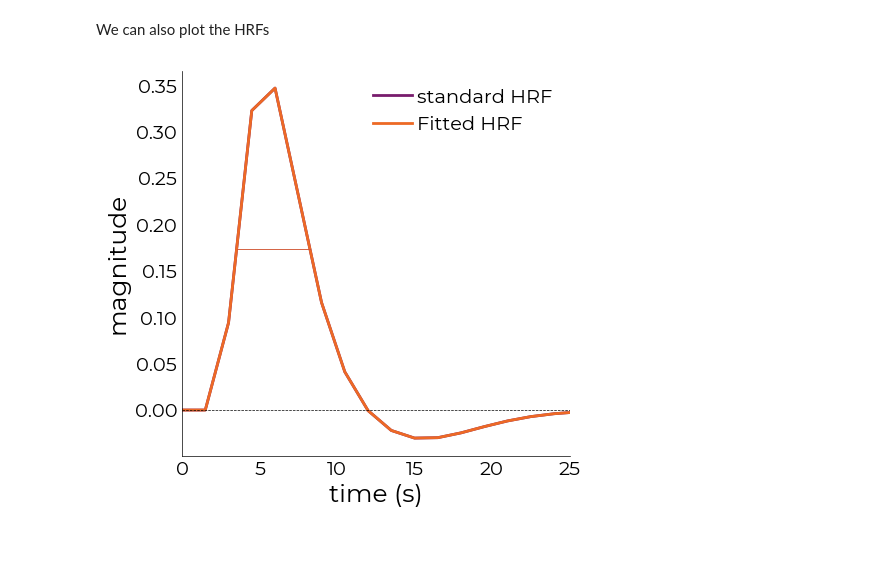
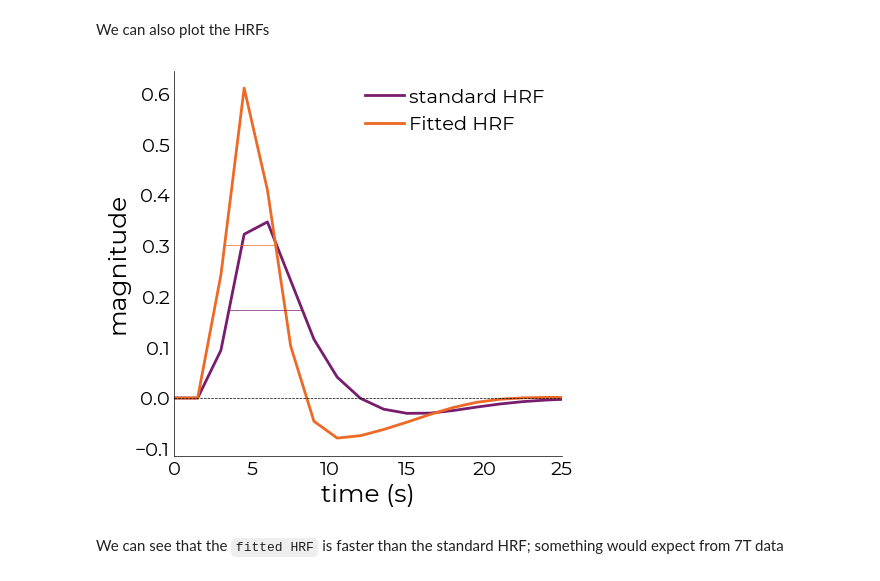
Before and after one commit to gjheij/fmriproc, a Jupyter notebook: fmriproc/notebooks/prfmodelfitter.ipynb, the cells around one changed output. Drawn from its saved outputs; the diff is of its cells as text; code cells hidden in the pictures; blank space fills up the shorter version.

```diff
--- a/fmriproc/notebooks/prfmodelfitter.ipynb
+++ b/fmriproc/notebooks/prfmodelfitter.ipynb
@@ -64,7 +65,8 @@ design = design['stim']
 print(design.shape)
 
 # if you're not sure what the key is to find the design matrix, you can parse all the keys in the dictionary and select the last one
-design = io.loadmat(opj(opd(opd(prf.__file__)), 'examples', 'design_task-2R.mat'))
+dm_fn = opj(opd(prf.__file__), 'examples', 'design_task-2R.mat')
+design = io.loadmat(dm_fn)
 key_list = list(design.keys())
 print(key_list)
 # %% [output]
@@ -79,7 +81,7 @@ design.shape
 # %% [markdown]
 To make life easier, there's a function [read_par_file](https://linescanning.readthedocs.io/en/latest/classes/prf.html#linescanning.prf.read_par_file) than can do this for you
 # %%
-design = prf.read_par_file(opj(opd(opd(prf.__file__)), 'examples', 'design_task-2R.mat'))
+design = prf.read_par_file(dm_fn)
 design.shape
 # %% [output]
 (100, 100, 225)
@@ -165,8 +170,7 @@ norm = prf.pRFmodelFitting(
     model="norm",
     verbose=True,
     fix_bold_baseline=True,
-    fix_parameters=[0, 1],
-    constraints="bgfs",
+    constraints="tc",
     previous_gaussian_fitter=gauss.gaussian_fitter,  # very explicit
     )
 
@@ -319,7 +315,11 @@ from lazyfmri import fitting
 
 # HRF is now created inside the object (a new feature of pRFpy)
 hrf_can = gauss.gauss_model.create_hrf([1, 1, 0], "SPM", False)
-hrf_fit = gauss.gauss_model.create_hrf(gauss.hrf, "SPM", False)
+
+# select HRF parameters and add 1 for first basis set
+hrf = list(norm.norm_iter[:,-3:-1].squeeze())
+hrf.insert(0,1)
+hrf_fit = gauss.gauss_model.create_hrf(hrf, "SPM", False)
 
 pl = plotting.LazyLine(
     [hrf_can, hrf_fit],
@@ -331,31 +331,33 @@ pl = plotting.LazyLine(
     add_hline='default',
     cmap='inferno',
     x_label="time (s)",
     y_label="magnitude"
 )
 
 # get fwhm
 colors = sns.color_palette('inferno', len(pl.array))
 fwhm_objs = []
 for hrf in pl.array:
     fwhm_objs.append(
         fitting.FWHM(
             np.arange(0,40,gauss.TR),
             hrf.squeeze()
         )
     )
 
 # heights need to be adjusted for by axis length
 xlim = pl.axs.get_xlim()
 tot = sum(list(np.abs(xlim)))
 for ix, ii in enumerate(fwhm_objs):
     start = (ii.t0_-xlim[0])/tot
     pl.axs.axhline(
         ii.half_max,
         xmin=start,
         xmax=start+ii.fwhm/tot,
         color=colors[ix],
         linewidth=0.5
     )
 # %% [output]
-[figure, old version]
+[figure, new version]
+# %% [markdown]
+We can see that the `fitted HRF` is faster than the standard HRF; something would expect from 7T data
```
Also changed, not shown: parts of 14 cells of this notebook.
